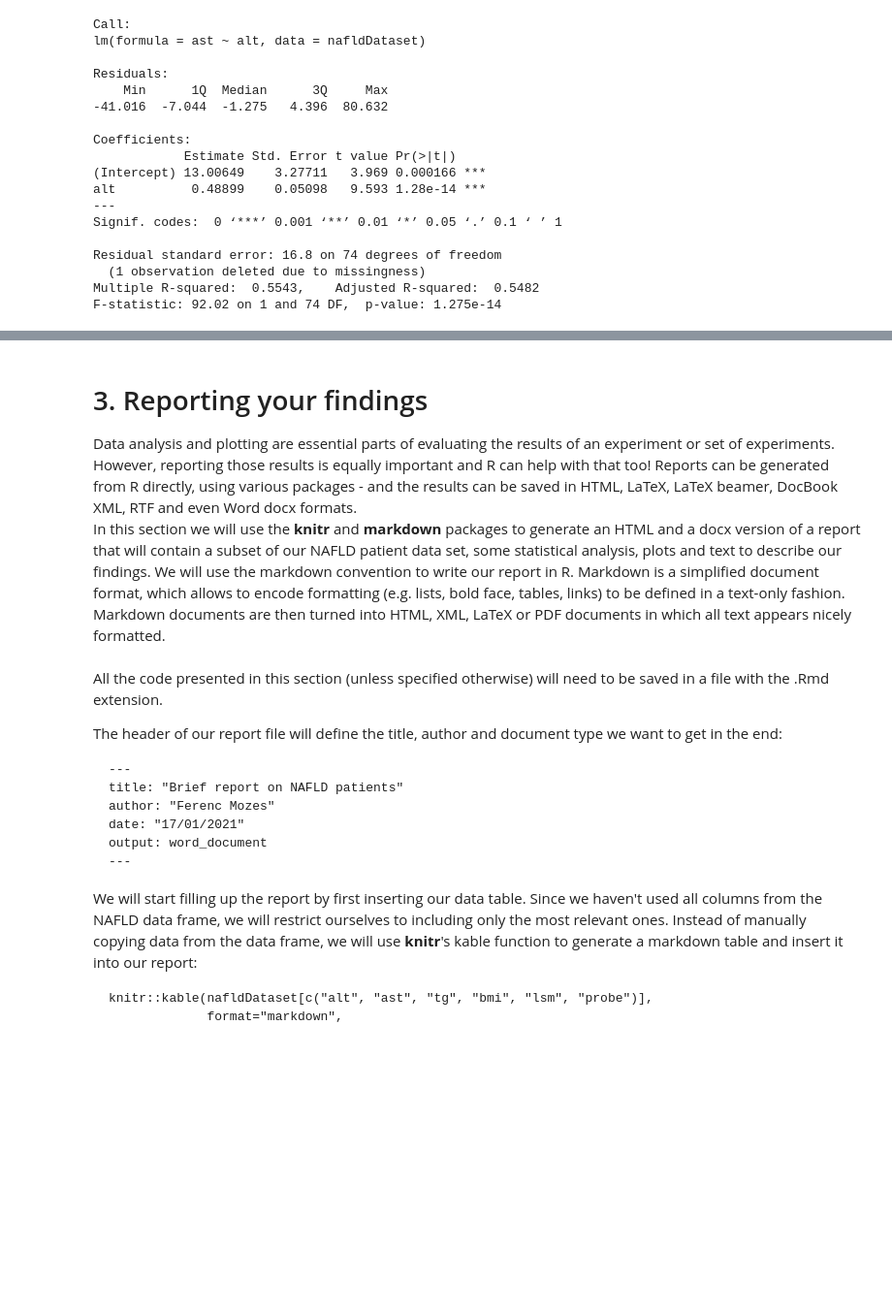
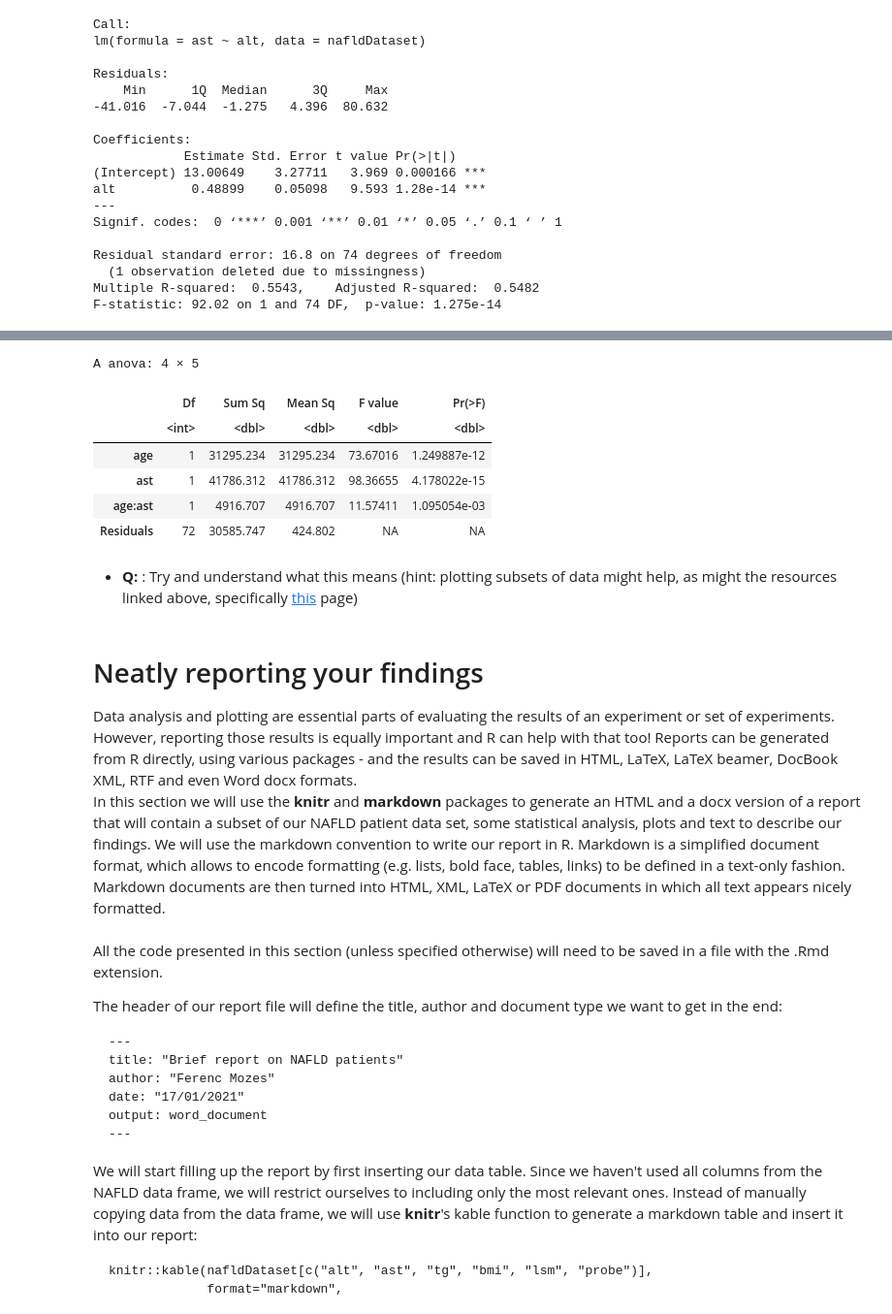
Before and after one commit to m-ferenc/Introduction_to_R_HT2021, a Jupyter notebook: intro_to_R_3.ipynb, the cells around one changed output, grey strips where cells are left out. Shown at 97% size. Cells and saved outputs as stored; diff of their text form; code cells hidden in the pictures; blank space fills up the shorter version.

```diff
--- a/intro_to_R_3.ipynb
+++ b/intro_to_R_3.ipynb
@@ -198,5 +280,17 @@ __Q5__: Using the FIB-4 score values determined at __Q4__, create a boxplot show
+# %%
+anova(lm(alt~age*ast, data=nafldDataset))
+# %% [output]
+A anova: 4 × 5
+|  | Df | Sum Sq | Mean Sq | F value | Pr(>F) |
+|  | <int> | <dbl> | <dbl> | <dbl> | <dbl> |
+| age | 1 | 31295.234 | 31295.234 | 73.67016 | 1.249887e-12 |
+| ast | 1 | 41786.312 | 41786.312 | 98.36655 | 4.178022e-15 |
+| age:ast | 1 | 4916.707 | 4916.707 | 11.57411 | 1.095054e-03 |
+| Residuals | 72 | 30585.747 | 424.802 | NA | NA |
+# %% [markdown]
+* **Q:**  : Try and understand what this means (hint: plotting subsets of data might help, as might the resources linked above, specifically [this](https://dzchilds.github.io/stats-for-bio/two-way-anova-in-r.html#interpreting-the-results-1) page)
 # %% [markdown]
-# 3. Reporting your findings
+#  Neatly reporting your findings
 Data analysis and plotting are essential parts of evaluating the results of an experiment or set of experiments. However, reporting those results is equally important and R can help with that too! Reports can be generated from R directly, using various packages - and the results can be saved in HTML, LaTeX, LaTeX beamer, DocBook XML, RTF and even Word docx formats.
 In this section we will use the __knitr__ and __markdown__ packages to generate an HTML and a docx version of a report that will contain a subset of our NAFLD patient data set, some statistical analysis, plots and text to describe our findings. We will use the markdown convention to write our report in R. Markdown is a simplified document format, which allows to encode formatting (e.g. lists, bold face, tables, links) to be defined in a text-only fashion. Markdown documents are then turned into HTML, XML, LaTeX or PDF documents in which all text appears nicely formatted.
 # %% [markdown]
```
Also changed, not shown: parts of 36 cells of this notebook, 1 other file.
